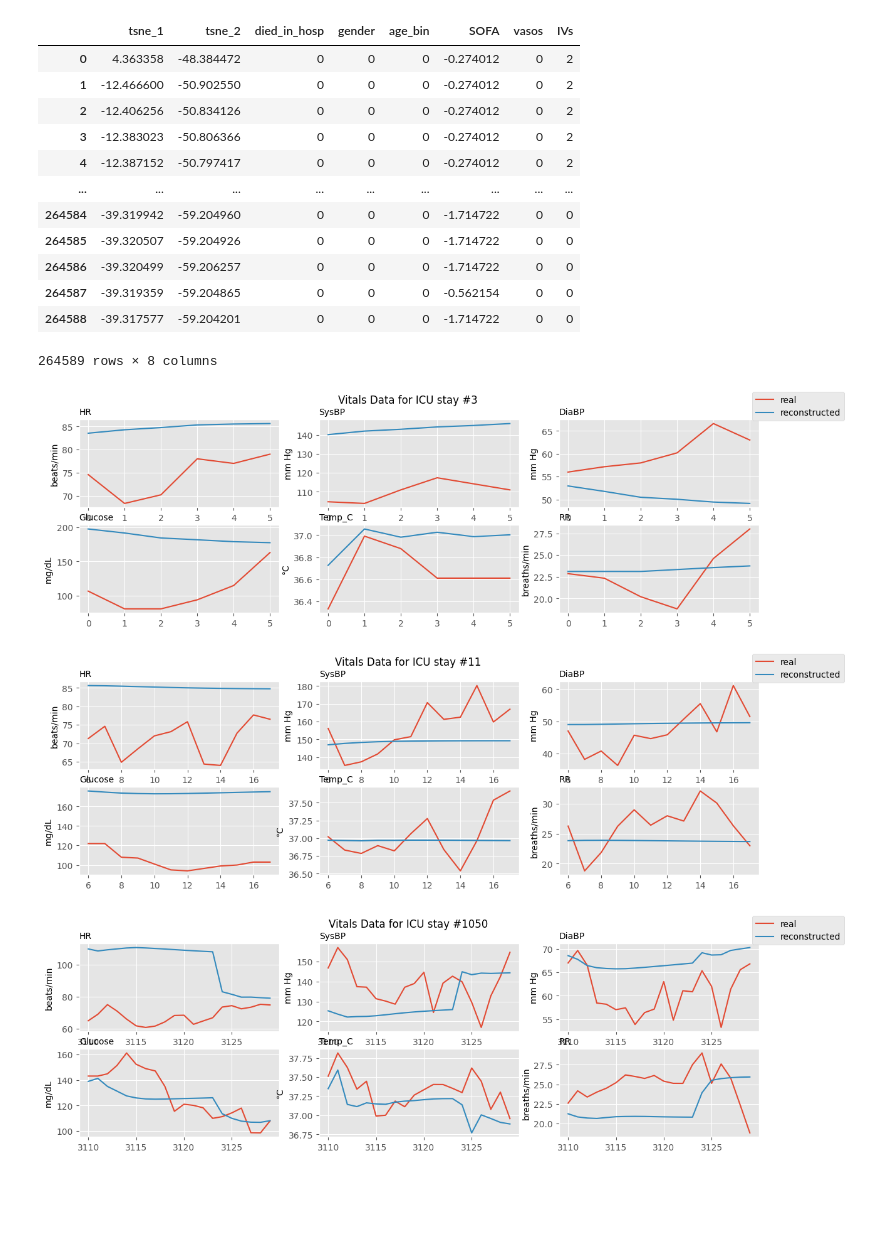
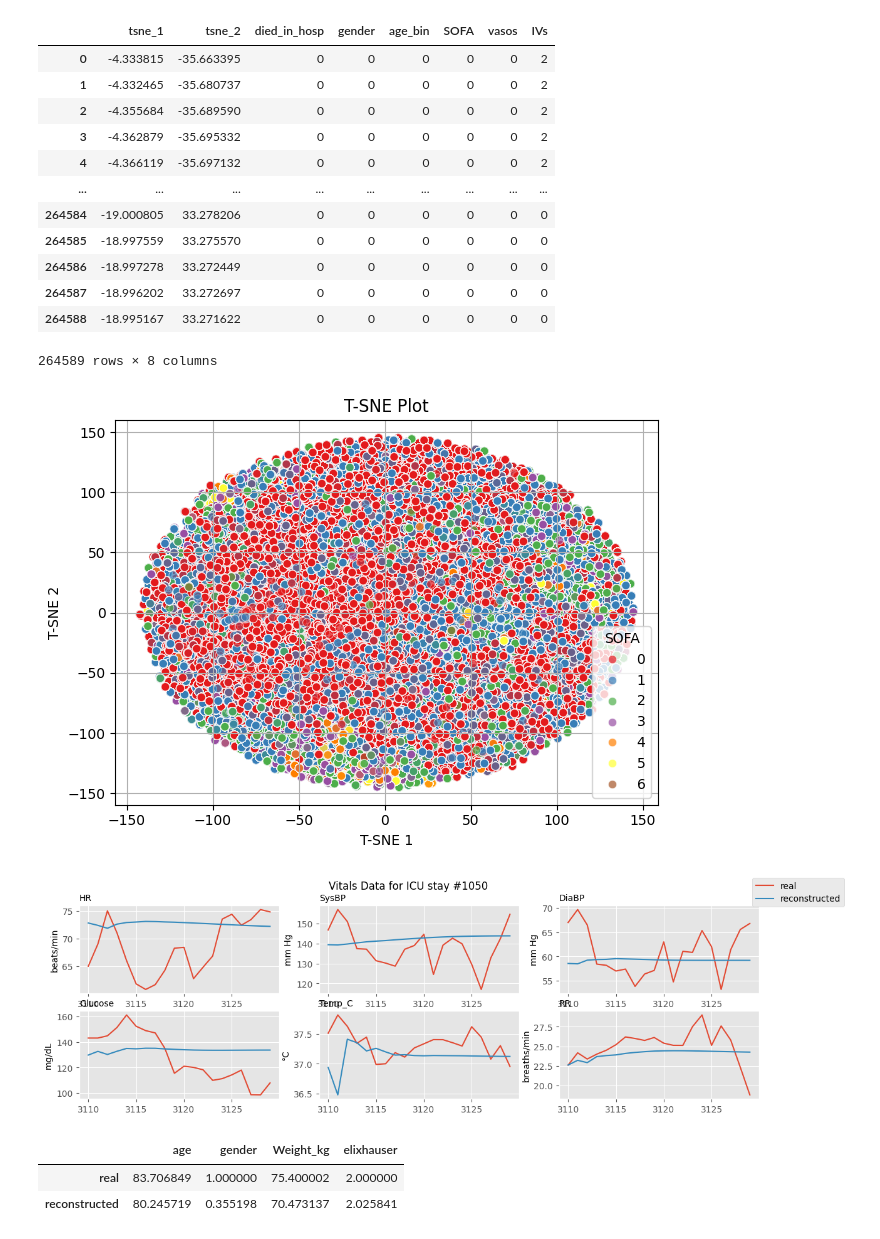
Before and after one commit to weissguy/rl-sepsis, a Jupyter notebook: mimic_states.ipynb, the cells around one changed output. Cells and saved outputs as stored; diff of their text form; code cells hidden in the pictures; blank space fills up the shorter version.

Commit message:
fix shuffling in dataset. updated lstm ae

```diff
--- a/mimic_states.ipynb
+++ b/mimic_states.ipynb
@@ -96,29 +97,30 @@ SEQ_LEN = df['icustayid'].value_counts().max() # max # of datapoints for any pat
 BATCH_SIZE = 64
 LR = 0.001
 N_EPOCHS = 500
-N_FEATURES = len(state_cols) # 44
+N_FEATURES = len(state_cols) # 46
 HIDDEN_DIM = 64
 LATENT_DIM = 20
 
-# split on ids to prevent splitting halfway through a trajectory
+# split on ids to prevent splitting halfway through a trajectory | 70/10/20 split
 icustayids = df['icustayid'].unique()
+random.shuffle(icustayids)
 cutoff1 = int(0.7 * len(icustayids))
-cutoff2 = int(0.85 * len(icustayids))
+cutoff2 = int(0.8 * len(icustayids))
 
 train_ids = icustayids[:cutoff1]
 train_df = df[df['icustayid'].isin(train_ids)]
 train_dataset = SepsisStateDataset(train_df, state_cols, SEQ_LEN)
-train_dataloader = DataLoader(train_dataset, batch_size=BATCH_SIZE, shuffle=True, collate_fn=collate_fn)
+train_dataloader = DataLoader(train_dataset, batch_size=BATCH_SIZE, collate_fn=collate_fn)
 
 val_ids = icustayids[cutoff1:cutoff2]
 val_df = df[df['icustayid'].isin(val_ids)]
 val_dataset = SepsisStateDataset(val_df, state_cols, SEQ_LEN)
-val_dataloader = DataLoader(val_dataset, batch_size=BATCH_SIZE, shuffle=True, collate_fn=collate_fn)
+val_dataloader = DataLoader(val_dataset, batch_size=BATCH_SIZE, collate_fn=collate_fn)
 
 test_ids = icustayids[cutoff2:]
 test_df = df[df['icustayid'].isin(test_ids)]
 test_dataset = SepsisStateDataset(test_df, state_cols, SEQ_LEN)
-test_dataloader = DataLoader(test_dataset, batch_size=BATCH_SIZE, shuffle=True, collate_fn=collate_fn)
+test_dataloader = DataLoader(test_dataset, batch_size=BATCH_SIZE, collate_fn=collate_fn)
 
 device = torch.device("cuda" if torch.cuda.is_available() else "cpu")
 
@@ -127,7 +129,10 @@ model.to(device)
 
 optimizer = torch.optim.Adam(model.parameters(), lr=LR)
 
+
+# TODO: switch this to using lengths as a mask
 def masked_mse_loss(output, target, pad_value=-1):
+    """ Ignores any -1 values """
     mask = (target != pad_value)
     diff = (output - target)[mask]
     return torch.sum(diff**2) / torch.sum(mask)
@@ -202,15 +210,17 @@ NameError: name 'train_losses' is not defined
 # get the latent state representation for each timepoint, for each patient
 
 dataset = SepsisStateDataset(df, state_cols, SEQ_LEN)
-dataloader = DataLoader(dataset, batch_size=BATCH_SIZE, shuffle=True, collate_fn=collate_fn)
+dataloader = DataLoader(dataset, batch_size=BATCH_SIZE, collate_fn=collate_fn)
 
 encoder = Encoder(input_dim=N_FEATURES, hidden_dim=HIDDEN_DIM, latent_dim=LATENT_DIM, seq_len=SEQ_LEN)
 encoder.load_state_dict(torch.load('models/lstm_encoder.pth', weights_only=True))
 encoder.to(device)
+encoder.eval()
 
 decoder = Decoder(input_dim=N_FEATURES, hidden_dim=HIDDEN_DIM, latent_dim=LATENT_DIM, seq_len=SEQ_LEN)
 decoder.load_state_dict(torch.load('models/lstm_decoder.pth', weights_only=True))
-
+decoder.to(device)
+decoder.eval()
 
 latent_vectors = []
 rec_states = []
@@ -226,7 +236,7 @@ for batch, lengths in dataloader:
 
     # save reconstructed states
     x_enc, _ = encoder(batch, lengths)
-    x_dec, _ = decoder(x_enc, lengths)
+    x_dec, _ = decoder(x_enc, lengths, return_all_reconstructions=True)
     for rec_state in x_dec:
         rec_states.append(rec_state.detach().numpy())
 # %%
@@ -257,6 +267,6 @@ latent_df
 264589 rows × 23 columns
 # %%
-rec_states = np.array(rec_states).reshape(-1, 44)
+rec_states = np.array(rec_states).reshape(-1, 46)
 print(rec_states.shape) # (total_num_of_timesteps, n_features) = (264589, 44)
 
 # TODO: check column names line up!!
@@ -265,7 +275,6 @@ rec_states_df = rec_states_df.apply(denormalize)
 rec_states_df.insert(0, 'icustayid', df['icustayid'])
 rec_states_df.insert(1, 'died_in_hosp', df['died_in_hosp'])
 rec_states_df.insert(2, 'terminal_state', df['terminal_state'])
+rec_states_df.to_csv('data/rec_states.csv')
 rec_states_df
-
-#rec_states_df.to_csv('data/rec_states.csv')
 # %% [output]
@@ -294,7 +303,7 @@ latent_tsne_df = pd.DataFrame(data={
     'died_in_hosp': df['died_in_hosp'].values,
     'gender': df['gender'].values,
     'age_bin': (df['age'] > df['age'].mean()).astype(int),
-    'SOFA': df['SOFA'].values,
+    'SOFA': np.digitize(df['SOFA'].values, list(range(20))),
     'vasos': df['vaso_bin'].values,
     'IVs': df['iv_bin'].values
 })
@@ -302,23 +311,23 @@ latent_tsne_df = pd.DataFrame(data={
 latent_tsne_df
 # %% [output]
 |  | tsne_1 | tsne_2 | died_in_hosp | gender | age_bin | SOFA | vasos | IVs |
-| 0 | 4.363358 | -48.384472 | 0 | 0 | 0 | -0.274012 | 0 | 2 |
-| 1 | -12.466600 | -50.902550 | 0 | 0 | 0 | -0.274012 | 0 | 2 |
-| 2 | -12.406256 | -50.834126 | 0 | 0 | 0 | -0.274012 | 0 | 2 |
-| 3 | -12.383023 | -50.806366 | 0 | 0 | 0 | -0.274012 | 0 | 2 |
-| 4 | -12.387152 | -50.797417 | 0 | 0 | 0 | -0.274012 | 0 | 2 |
+| 0 | -4.333815 | -35.663395 | 0 | 0 | 0 | 0 | 0 | 2 |
+| 1 | -4.332465 | -35.680737 | 0 | 0 | 0 | 0 | 0 | 2 |
+| 2 | -4.355684 | -35.689590 | 0 | 0 | 0 | 0 | 0 | 2 |
+| 3 | -4.362879 | -35.695332 | 0 | 0 | 0 | 0 | 0 | 2 |
+| 4 | -4.366119 | -35.697132 | 0 | 0 | 0 | 0 | 0 | 2 |
 | ... | ... | ... | ... | ... | ... | ... | ... | ... |
-| 264584 | -39.319942 | -59.204960 | 0 | 0 | 0 | -1.714722 | 0 | 0 |
-| 264585 | -39.320507 | -59.204926 | 0 | 0 | 0 | -1.714722 | 0 | 0 |
-| 264586 | -39.320499 | -59.206257 | 0 | 0 | 0 | -1.714722 | 0 | 0 |
-| 264587 | -39.319359 | -59.204865 | 0 | 0 | 0 | -0.562154 | 0 | 0 |
-| 264588 | -39.317577 | -59.204201 | 0 | 0 | 0 | -1.714722 | 0 | 0 |
+| 264584 | -19.000805 | 33.278206 | 0 | 0 | 0 | 0 | 0 | 0 |
+| 264585 | -18.997559 | 33.275570 | 0 | 0 | 0 | 0 | 0 | 0 |
+| 264586 | -18.997278 | 33.272449 | 0 | 0 | 0 | 0 | 0 | 0 |
+| 264587 | -18.996202 | 33.272697 | 0 | 0 | 0 | 0 | 0 | 0 |
+| 264588 | -18.995167 | 33.271622 | 0 | 0 | 0 | 0 | 0 | 0 |
 264589 rows × 8 columns
 # %%
 #plt.figure(figsize=(8,6))
 sns.scatterplot(
     x='tsne_1', y='tsne_2',
-    hue='age_bin',
+    hue='SOFA',
     palette='Set1',
     data=latent_tsne_df,
     alpha=0.7
@@ -326,42 +335,55 @@ sns.scatterplot(
 plt.title('T-SNE Plot')
 plt.xlabel('T-SNE 1')
 plt.ylabel('T-SNE 2')
-plt.legend(title='died_in_hosp')
+plt.legend(title='SOFA')
 plt.grid(True)
 plt.tight_layout()
 plt.show()
+# %% [output]
+[figure, added]
 # %%
 # visualize patient trajectories!
 
-# plot patient trajectories
 
 stats = ['HR', 'SysBP', 'DiaBP', 'Glucose', 'Temp_C', 'RR']
 units = {'HR': 'beats/min', 'SysBP': 'mm Hg', 'DiaBP': 'mm Hg', 'Glucose': 'mg/dL', 'Temp_C': '°C', 'RR': 'breaths/min'}
 
 def plot_trajectory(idx):
 
     patient_df = real_df[real_df['icustayid'] == idx]
     reconstructed_df = rec_states_df[rec_states_df['icustayid'] == idx]
 
     plt.style.use('ggplot')
     fig, axs = plt.subplots(2, 3, figsize=(14,4))
     fig.suptitle(f'Vitals Data for ICU stay #{idx}')
 
     for ax, stat in zip(axs.flat, stats):
         ax.plot(patient_df[stat], label='real')
         ax.plot(reconstructed_df[stat], label='reconstructed')
         ax.set_title(stat, fontsize='medium', color='black', loc='left')
         ax.set_ylabel(units[stat], fontsize='medium', color='black')
 
     handles, labels = ax.get_legend_handles_labels()
     fig.legend(handles, labels, loc='upper right')
     plt.show()
 
 
-plot_trajectory(3)
-plot_trajectory(11)
+def get_demographics(idx):
+
+    patient_row = real_df[real_df['icustayid'] == idx].iloc[0]
+    reconstructed_row = rec_states_df[rec_states_df['icustayid'] == idx].iloc[0]
+    demographics = ['age', 'gender', 'Weight_kg', 'elixhauser']
+
+    summary = pd.DataFrame({'real': patient_row[demographics], 'reconstructed': reconstructed_row[demographics]}).transpose()
+    summary['age'] /= 365 # days --> years
+
+    return summary
+
+
 plot_trajectory(1050)
+get_demographics(1050)
 # %% [output]
-[figure, old version]
+[figure, new version]
-[figure, removed]
-[figure, removed]
+|  | age | gender | Weight_kg | elixhauser |
+| real | 83.706849 | 1.000000 | 75.400002 | 2.000000 |
+| reconstructed | 80.245719 | 0.355198 | 70.473137 | 2.025841 |
```
Also changed, not shown: parts of 6 cells of this notebook, 5 other files.
